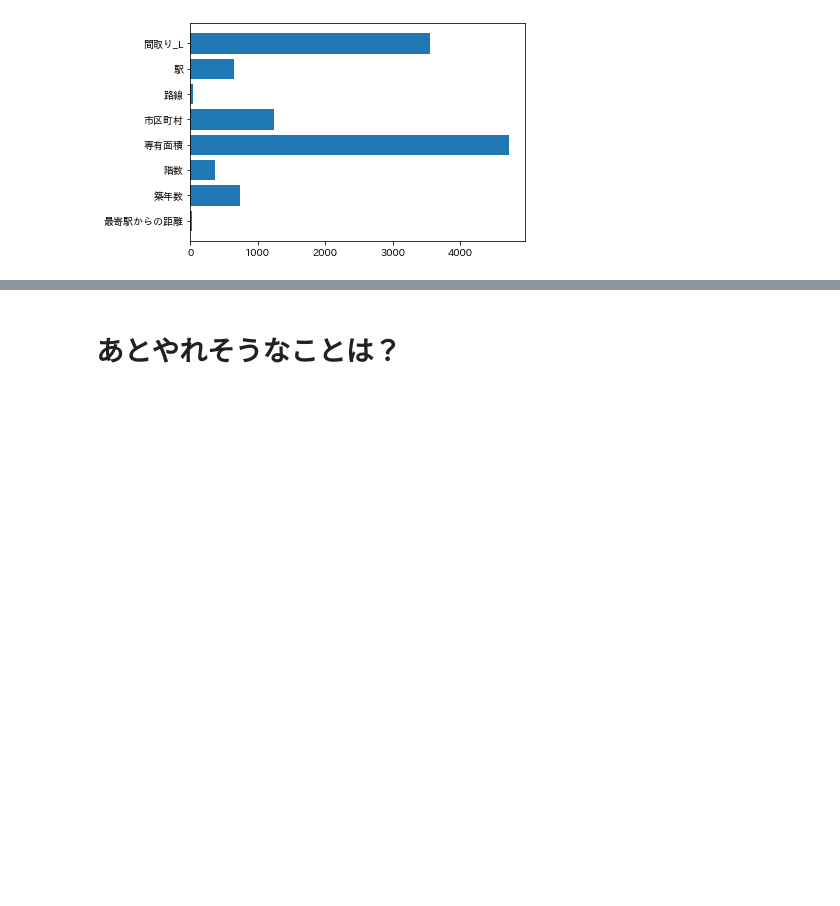
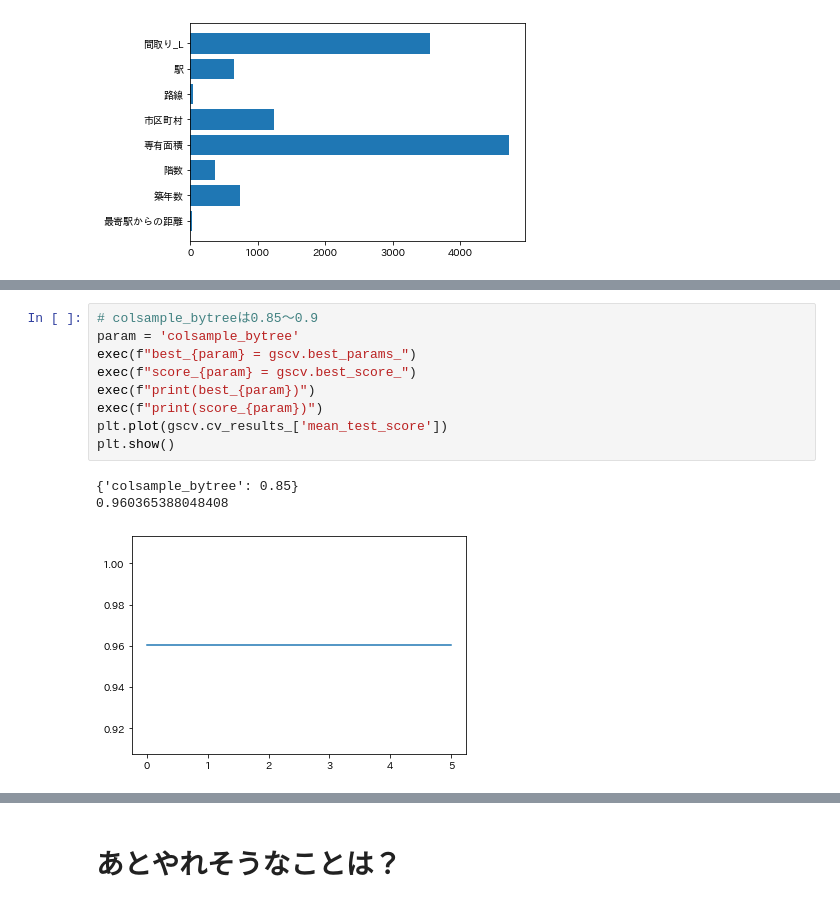
Before and after one commit to tomitayuuki/scraping_suumo, a Jupyter notebook: suumo_LightGBM.ipynb, the cells around one changed output, grey strips where cells are left out. Saved outputs shown, nothing was run; the diff lists cells and outputs as text; blank space fills up the shorter version.

```diff
--- a/suumo_LightGBM.ipynb
+++ b/suumo_LightGBM.ipynb
@@ -4211,0 +4053,13 @@ plt.show()
+# %%
+# colsample_bytreeは0.85～0.9
+param = 'colsample_bytree'
+exec(f"best_{param} = gscv.best_params_")
+exec(f"score_{param} = gscv.best_score_")
+exec(f"print(best_{param})")
+exec(f"print(score_{param})")
+plt.plot(gscv.cv_results_['mean_test_score'])
+plt.show()
+# %% [output]
+{'colsample_bytree': 0.85}
+0.960365388048408
+[figure, added]
```
Also changed, not shown: parts of 52 cells of this notebook, 1 other file.
